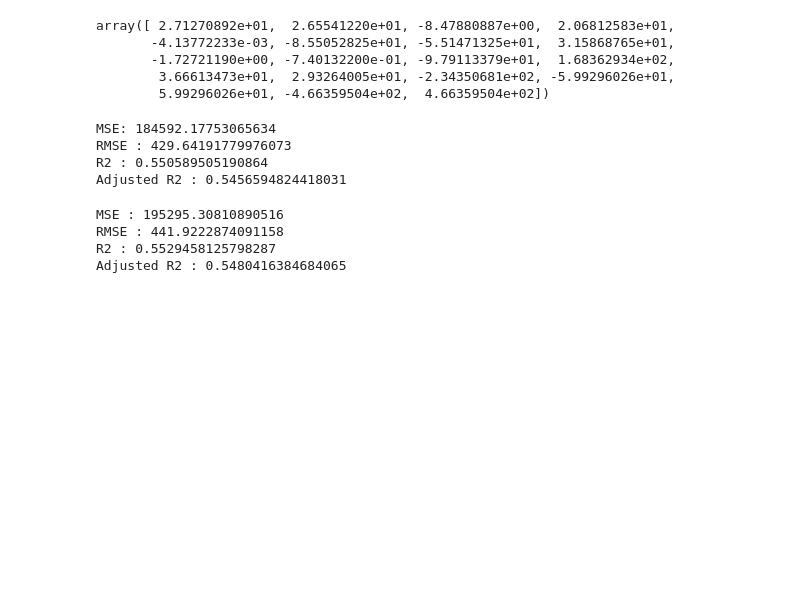
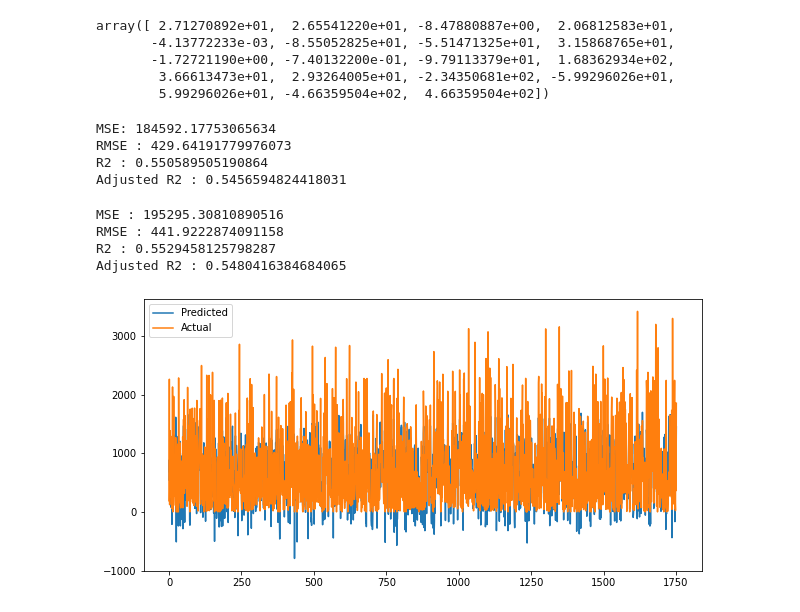
Before and after one commit to ajitpadole/Bike-Sharing-Demand-Prediction-, a Jupyter notebook: Bike_Sharing_Demand_Prediction_Capstone_Project.ipynb, the cells around one changed output. Cells and saved outputs as stored; diff of their text form; code cells hidden in the pictures; blank space fills up the shorter version.

```diff
--- a/Bike_Sharing_Demand_Prediction_Capstone_Project.ipynb
+++ b/Bike_Sharing_Demand_Prediction_Capstone_Project.ipynb
@@ -481,3 +486,12 @@ MSE : 195295.30810890516
 RMSE : 441.9222874091158
 R2 : 0.5529458125798287
 Adjusted R2 : 0.5480416384684065
+# %%
+#predicted vs actual for test data
+plt.figure(figsize=(10,5))
+plt.plot(np.array(y_pred_test))
+plt.plot(np.array((y_test)))
+plt.legend(["Predicted","Actual"])
+plt.show()
+# %% [output]
+[figure, added]
```
Also changed, not shown: parts of 31 cells of this notebook.
